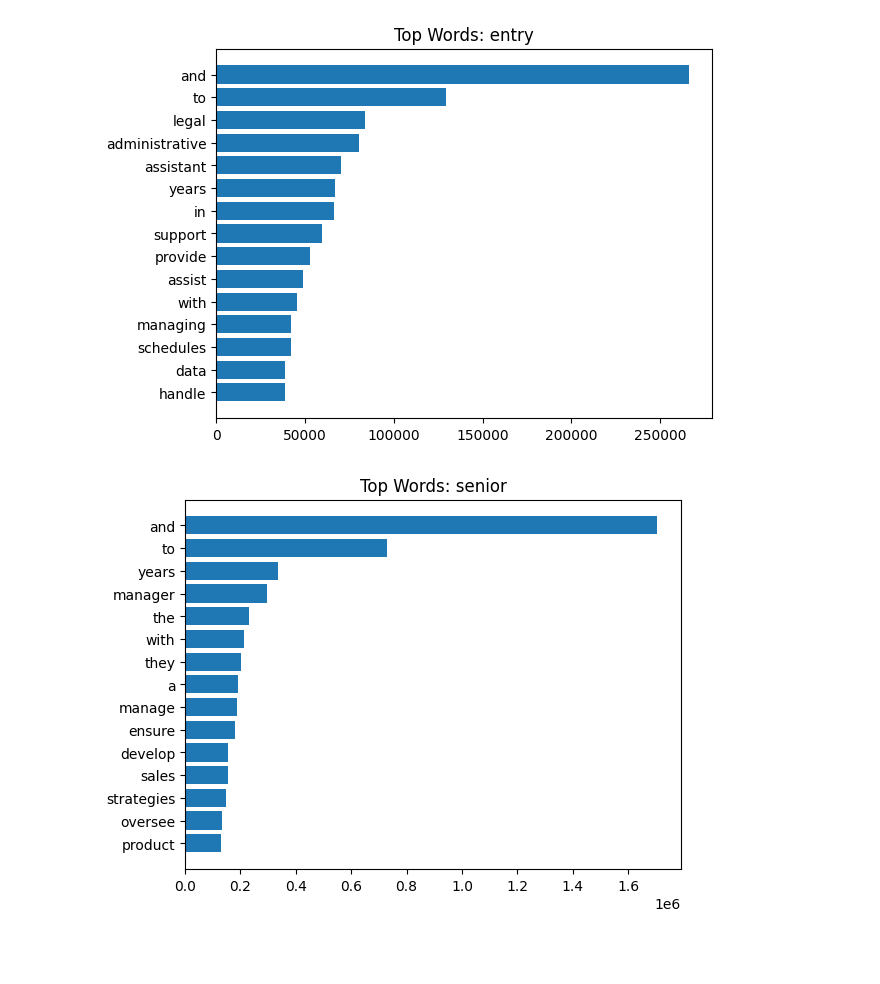
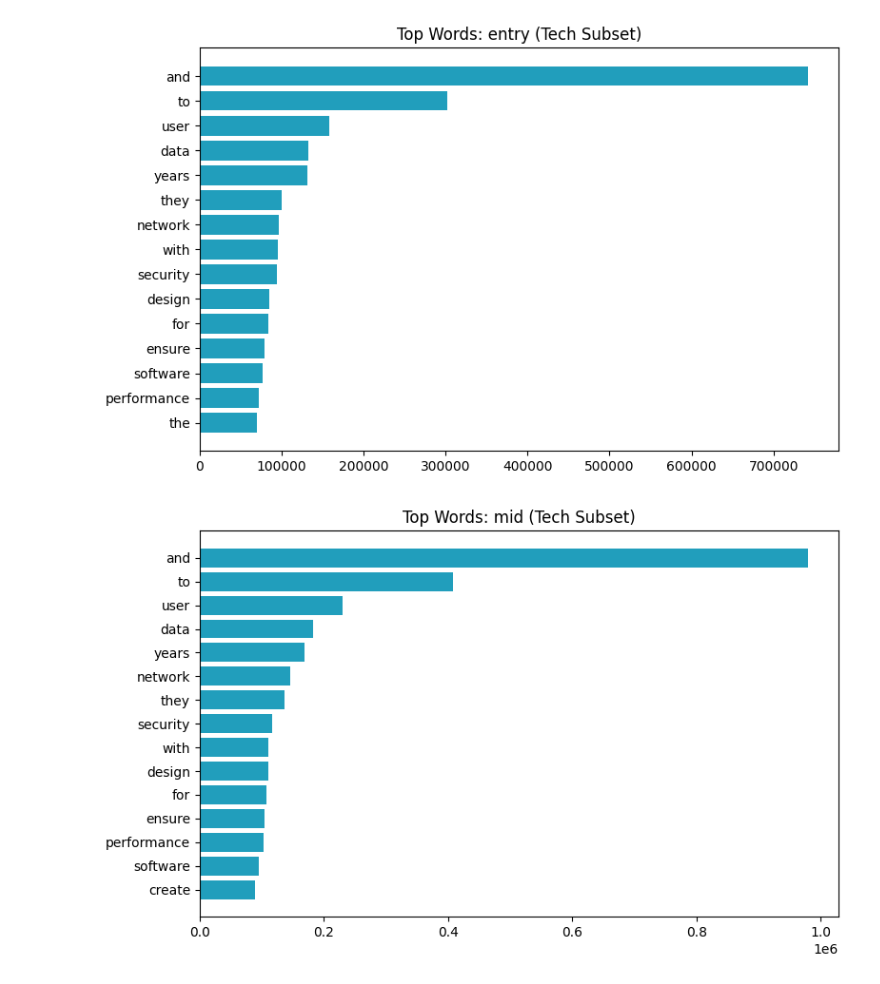
Before and after one commit to anushkanayak15/encoded-inequality, a Jupyter notebook: notebooks/preprocessing_and_seniority.ipynb, the cells around one changed output. Cells and saved outputs as stored; diff of their text form; code cells hidden in the pictures; blank space fills up the shorter version.

```diff
--- a/notebooks/preprocessing_and_seniority.ipynb
+++ b/notebooks/preprocessing_and_seniority.ipynb
@@ -72,13 +122,22 @@ plt.show()
 # %%
-# Word frequency per seniority
+# Word frequency per seniority (tech subset)
 from collections import Counter
 
 def get_top_words(text_series, n=20):
-    words = " ".join(text_series).split()
+    values = text_series.dropna().astype(str)
+    if values.empty:
+        return []
+    words = " ".join(values).split()
+    if not words:
+        return []
     return Counter(words).most_common(n)
 
-for level in ["entry", "mid", "senior", "leadership"]:
-    print(f"\nTop words for {level}:")
+SENIORITY_ORDER = ["entry", "mid", "senior", "leadership"]
+for level in SENIORITY_ORDER:
+    print(f"\nTop words for {level} (tech subset):")
     subset = df[df["seniority"] == level]
+    if subset.empty:
+        print("No rows available for this level.")
+        continue
     print(get_top_words(subset["clean_text"], 15))
 # %% [output]
@@ -96,20 +155,39 @@ Top words for leadership:
 # %%
-# Compare word distributions
+# Compare word distributions (tech subset)
+from collections import Counter
+import matplotlib.pyplot as plt
+
+def get_top_words_for_plot(text_series, n=15):
+    values = text_series.dropna().astype(str)
+    if values.empty:
+        return []
+    words = " ".join(values).split()
+    if not words:
+        return []
+    return Counter(words).most_common(n)
+
 def plot_top_words(level):
     subset = df[df["seniority"] == level]
-    words = " ".join(subset["clean_text"]).split()
-    top = Counter(words).most_common(15)
+    if subset.empty:
+        print(f"Skipping {level}: no rows available.")
+        return
+
+    top = get_top_words_for_plot(subset["clean_text"], 15)
+    if not top:
+        print(f"Skipping {level}: no words found.")
+        return
 
     words, counts = zip(*top)
 
-    plt.figure()
-    plt.barh(words, counts)
-    plt.title(f"Top Words: {level}")
+    plt.figure(figsize=(8, 5))
+    plt.barh(words, counts, color="#219ebc")
+    plt.title(f"Top Words: {level} (Tech Subset)")
     plt.gca().invert_yaxis()
+    plt.tight_layout()
     plt.show()
 
-for level in ["entry", "senior", "leadership"]:
+for level in ["entry", "mid", "senior", "leadership"]:
     plot_top_words(level)
 # %% [output]
-[figure, old version]
+[figure, new version]
-[figure, old version]
+[figure, new version]
```
Also changed, not shown: parts of 5 cells of this notebook, 1 other file.
